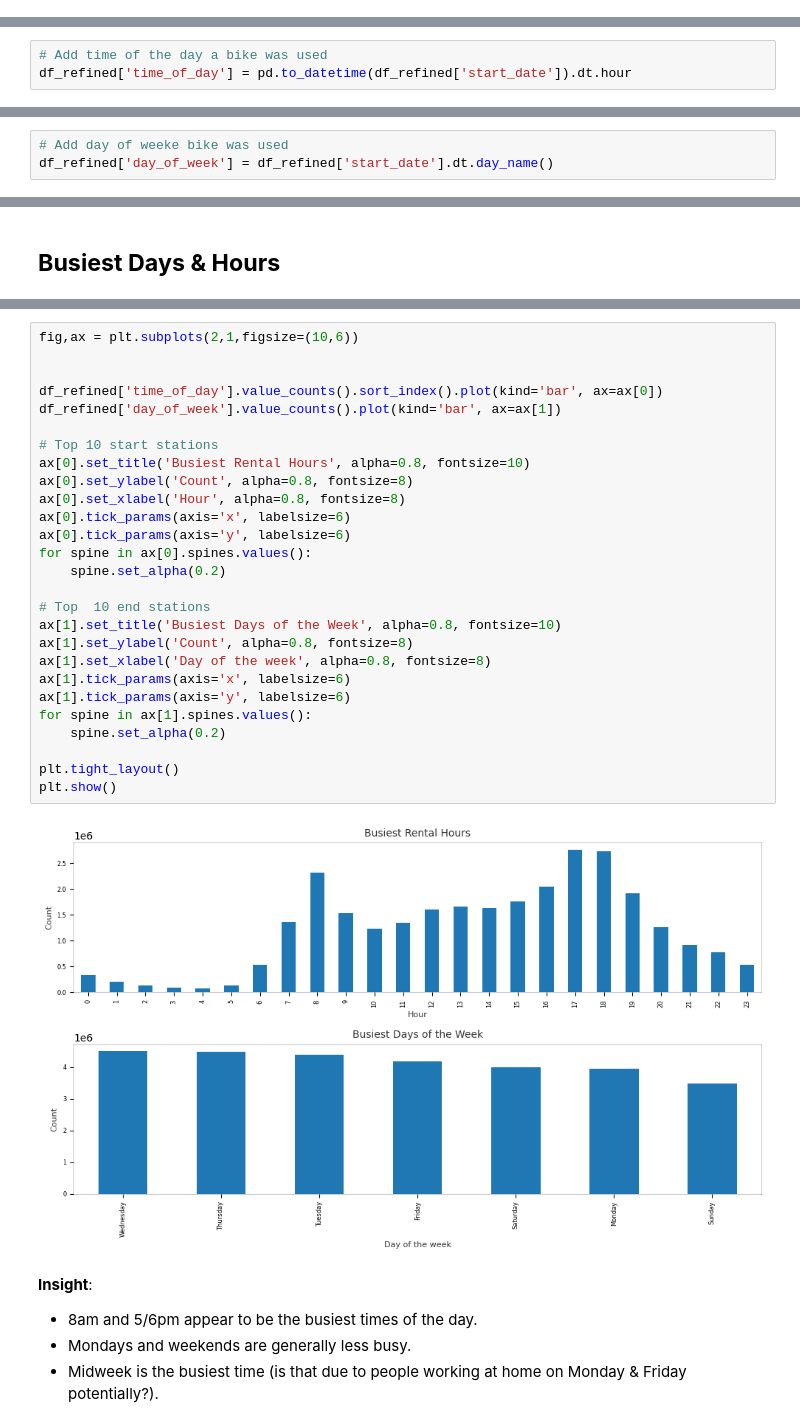
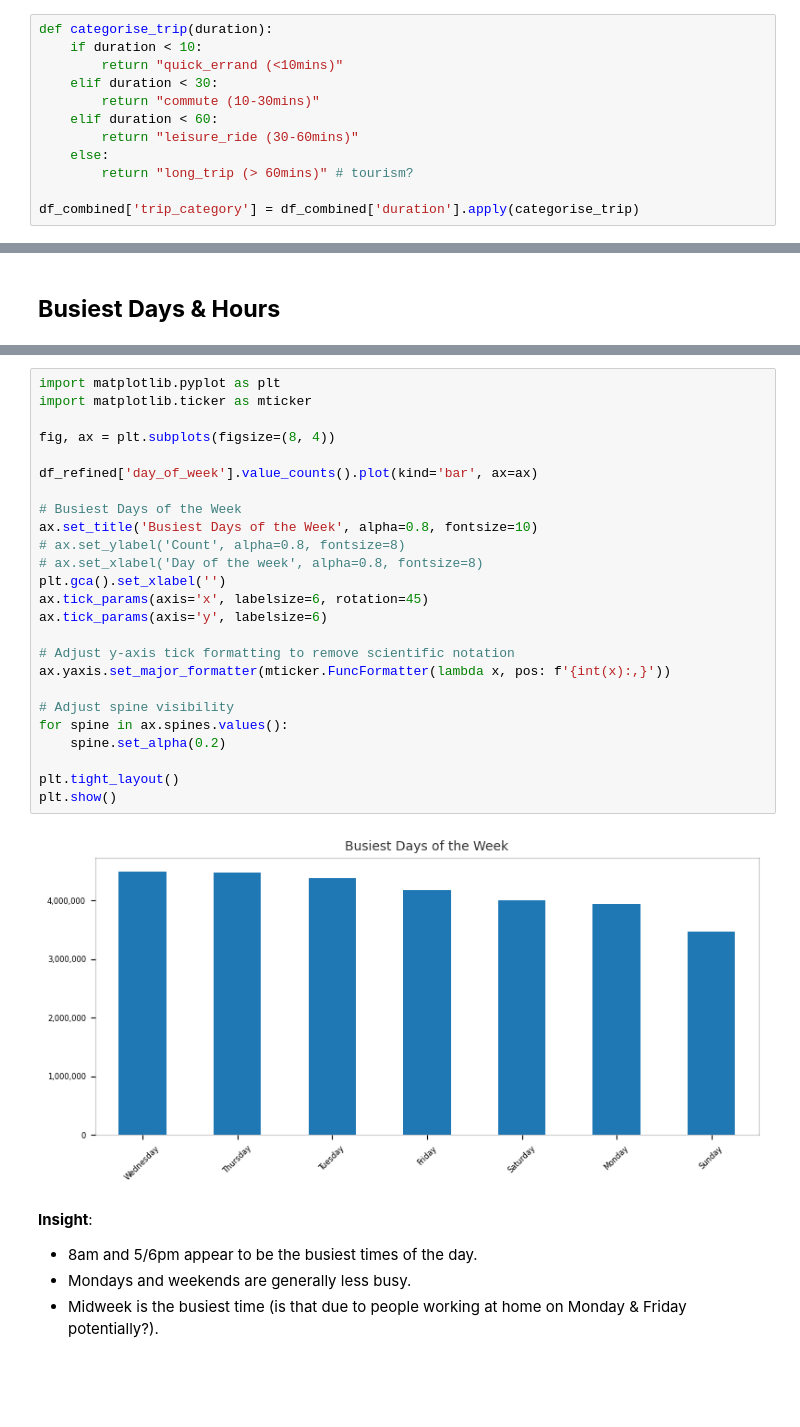
Before and after one commit to KarlMeierMattern/cycling-tfl, a Jupyter notebook: main.ipynb, the cells around one changed output, grey strips where cells are left out. Drawn from its saved outputs; the diff is of its cells as text; blank space fills up the shorter version.

```diff
--- a/main.ipynb
+++ b/main.ipynb
@@ -474,0 +499,12 @@ df_combined.drop_duplicates(inplace=True)
+# %%
+def categorise_trip(duration):
+    if duration < 10:
+        return "quick_errand (<10mins)"
+    elif duration < 30:
+        return "commute (10-30mins)"
+    elif duration < 60:
+        return "leisure_ride (30-60mins)"
+    else:
+        return "long_trip (> 60mins)" # tourism?
+
+df_combined['trip_category'] = df_combined['duration'].apply(categorise_trip)
@@ -592,3 +780,0 @@ plt.show()
-# %%
-# Add time of the day a bike was used
-df_refined['time_of_day'] = pd.to_datetime(df_refined['start_date']).dt.hour
@@ -601,3 +780,0 @@ See the caveats in the documentation: https://pandas.pydata.org/pandas-docs/stab
-# %%
-# Add day of weeke bike was used
-df_refined['day_of_week'] = df_refined['start_date'].dt.day_name()
@@ -705,32 +944,30 @@ df_refined['duration'].plot(kind='hist', bins=50, logy=True)
 # %%
-fig,ax = plt.subplots(2,1,figsize=(10,6))
+import matplotlib.pyplot as plt
+import matplotlib.ticker as mticker
 
+fig, ax = plt.subplots(figsize=(8, 4))
 
-df_refined['time_of_day'].value_counts().sort_index().plot(kind='bar', ax=ax[0])
-df_refined['day_of_week'].value_counts().plot(kind='bar', ax=ax[1])
+df_refined['day_of_week'].value_counts().plot(kind='bar', ax=ax)
 
-# Top 10 start stations
-ax[0].set_title('Busiest Rental Hours', alpha=0.8, fontsize=10)
-ax[0].set_ylabel('Count', alpha=0.8, fontsize=8)
-ax[0].set_xlabel('Hour', alpha=0.8, fontsize=8)
-ax[0].tick_params(axis='x', labelsize=6)
-ax[0].tick_params(axis='y', labelsize=6)
-for spine in ax[0].spines.values():
-    spine.set_alpha(0.2)
+# Busiest Days of the Week
+ax.set_title('Busiest Days of the Week', alpha=0.8, fontsize=10)
+# ax.set_ylabel('Count', alpha=0.8, fontsize=8)
+# ax.set_xlabel('Day of the week', alpha=0.8, fontsize=8)
+plt.gca().set_xlabel('')
+ax.tick_params(axis='x', labelsize=6, rotation=45)
+ax.tick_params(axis='y', labelsize=6)
 
-# Top  10 end stations
-ax[1].set_title('Busiest Days of the Week', alpha=0.8, fontsize=10)
-ax[1].set_ylabel('Count', alpha=0.8, fontsize=8)
-ax[1].set_xlabel('Day of the week', alpha=0.8, fontsize=8)
-ax[1].tick_params(axis='x', labelsize=6)
-ax[1].tick_params(axis='y', labelsize=6)
-for spine in ax[1].spines.values():
+# Adjust y-axis tick formatting to remove scientific notation
+ax.yaxis.set_major_formatter(mticker.FuncFormatter(lambda x, pos: f'{int(x):,}'))
+
+# Adjust spine visibility
+for spine in ax.spines.values():
     spine.set_alpha(0.2)
 
 plt.tight_layout()
 plt.show()
 # %% [output]
-[figure, old version]
+[figure, new version]
 # %% [markdown]
 **Insight**:
 - 8am and 5/6pm appear to be the busiest times of the day.
```
Also changed, not shown: parts of 72 cells of this notebook, 1 other file.
